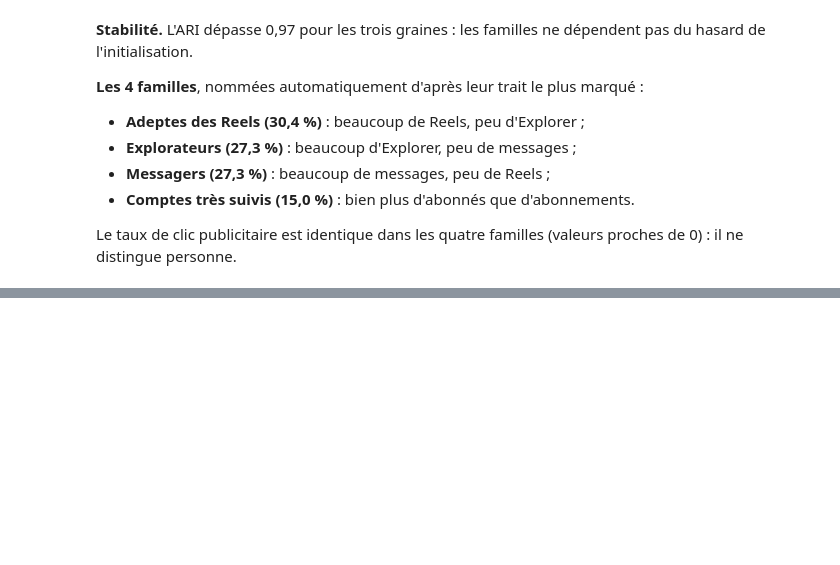
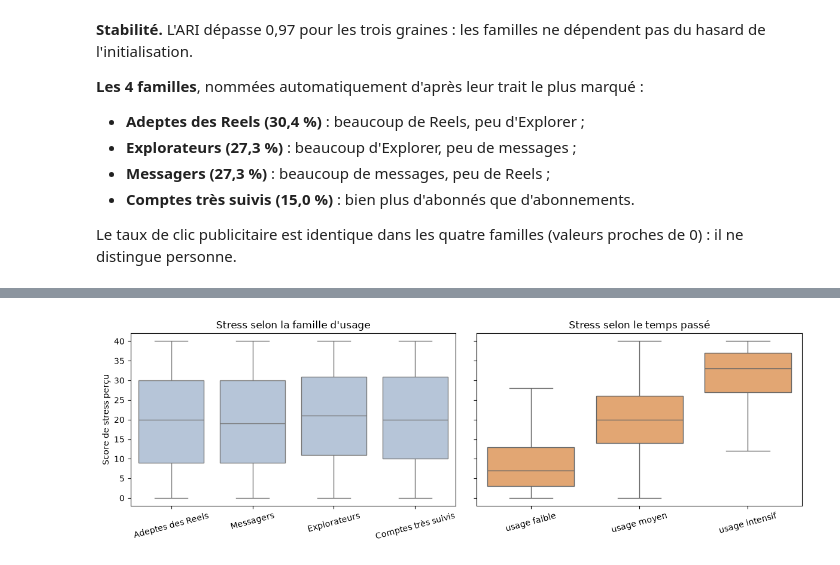
Before and after one commit to Sarah-1099/insta_innov, a Jupyter notebook: segmentation_emmanuelle.ipynb, the cells around one changed output, grey strips where cells are left out. Saved outputs shown, nothing was run; the diff lists cells and outputs as text; code cells hidden in the pictures; blank space fills up the shorter version.

Commit message:
Notebook propre - partie 3 : description des familles, valeur ajoutée, critères, affectation et conclusion

```diff
--- a/segmentation_emmanuelle.ipynb
+++ b/segmentation_emmanuelle.ipynb
@@ -388,0 +425,10 @@ Le taux de clic publicitaire est identique dans les quatre familles (valeurs pro
+# %%
+df["groupe_temps"] = pd.qcut(df["daily_active_minutes_instagram"], 3, labels=["usage faible", "usage moyen", "usage intensif"])
+
+stress = df["perceived_stress_score"]
+r2_familles = r2_score(stress, df.groupby("nom_famille")["perceived_stress_score"].transform("mean"))
+r2_temps = r2_score(stress, df.groupby("groupe_temps", observed=True)["perceived_stress_score"].transform("mean"))
+print(f"Part du stress expliquée par les 4 familles : {r2_familles:.1%}")
+print(f"Part du stress expliquée par 3 groupes de temps passé : {r2_temps:.1%}")
+
+pd.crosstab(df["nom_famille"], df["groupe_temps"], normalize="index").round(3) * 100
@@ -388,0 +444,14 @@ Le taux de clic publicitaire est identique dans les quatre familles (valeurs pro
+# %%
+fig, axes = plt.subplots(1, 2, figsize=(12, 4), sharey=True)
+sns.boxplot(data=df, x="nom_famille", y="perceived_stress_score", ax=axes[0], color="lightsteelblue", showfliers=False)
+axes[0].set_title("Stress selon la famille d'usage")
+sns.boxplot(data=df, x="groupe_temps", y="perceived_stress_score", ax=axes[1], color="sandybrown", showfliers=False)
+axes[1].set_title("Stress selon le temps passé")
+for ax in axes:
+    ax.set_xlabel("")
+    ax.tick_params(axis="x", rotation=15)
+axes[0].set_ylabel("Score de stress perçu")
+plt.tight_layout()
+plt.show()
+# %% [output]
+[figure, added]
```
Also changed, not shown: parts of 13 cells of this notebook.
